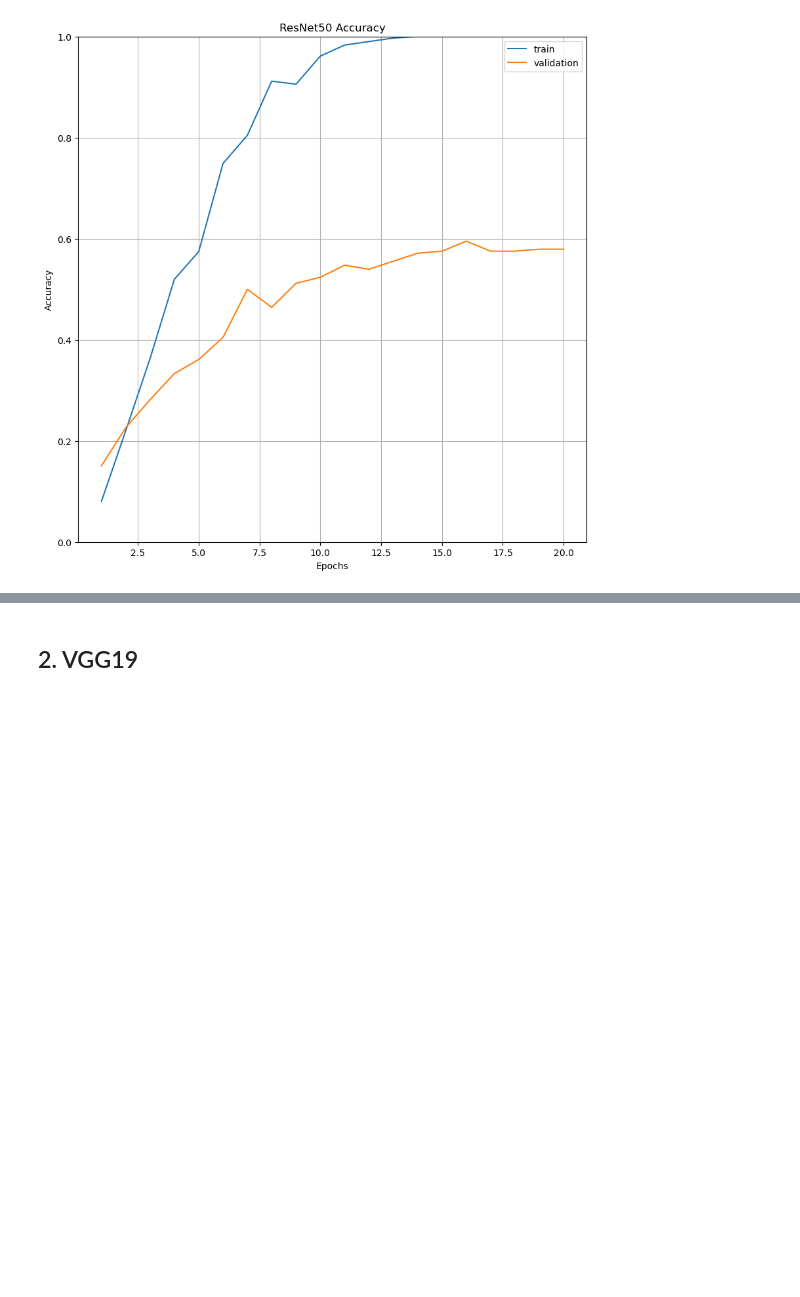
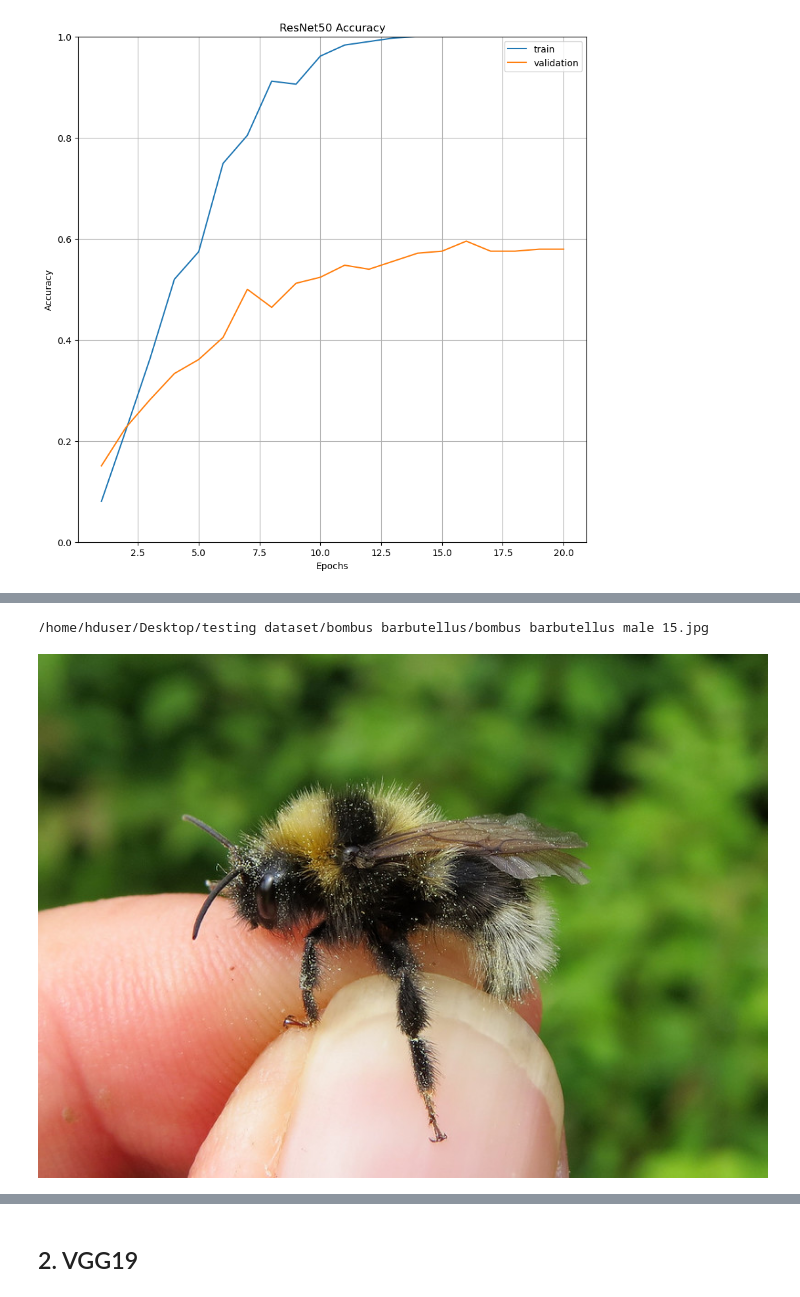
Before and after one commit to alecfei/bumblebee-classification, a Jupyter notebook: testing_processed.ipynb, the cells around one changed output, grey strips where cells are left out. Cells and saved outputs as stored; diff of their text form; code cells hidden in the pictures; blank space fills up the shorter version.

```diff
--- a/testing_processed.ipynb
+++ b/testing_processed.ipynb
@@ -198,0 +207,2 @@ plt.show()
+# %%
+test_dir = pathlib.Path('/home/hduser/Desktop/testing dataset/')
@@ -198,0 +213,7 @@ plt.show()
+# %%
+barbutellus_test = list(test_dir.glob('bombus barbutellus/*'))
+print(barbutellus_test[8])
+PIL.Image.open(str(barbutellus_test[8]))
+# %% [output]
+/home/hduser/Desktop/testing dataset/bombus barbutellus/bombus barbutellus male 15.jpg
+[figure, added]
```
Also changed, not shown: parts of 10 cells of this notebook.
